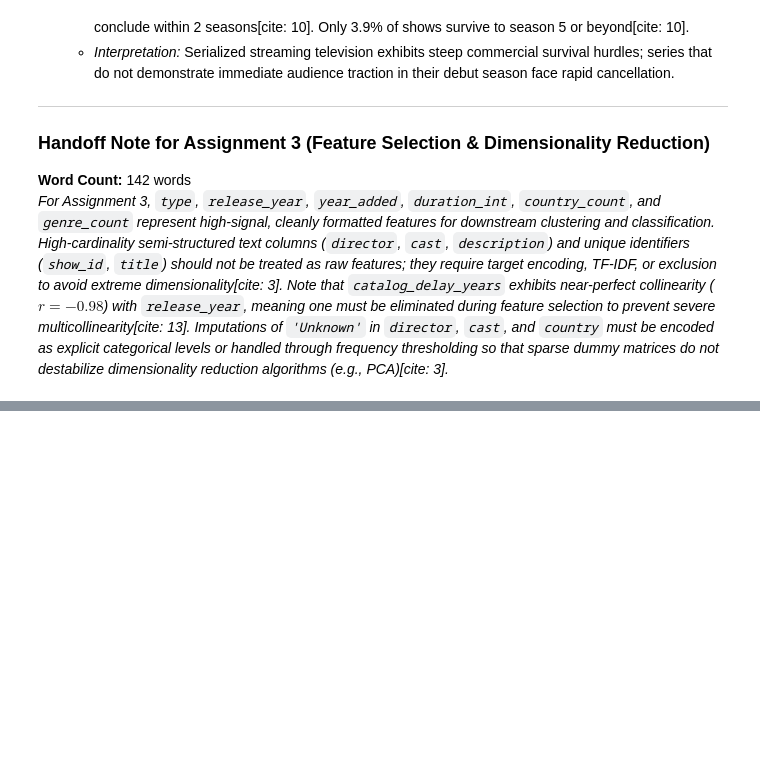
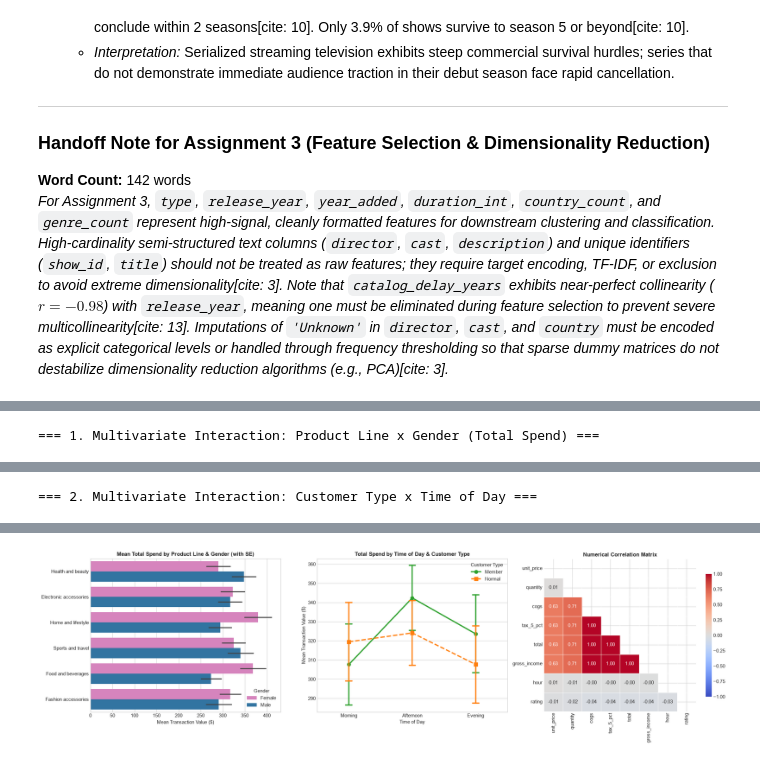
Before and after one commit to muhammadwaqarsaleem/ds_eda-data_cleaning, a Jupyter notebook: 23L_1021_A2.ipynb, the cells around one changed output, grey strips where cells are left out. Drawn from its saved outputs; the diff is of its cells as text; code cells hidden in the pictures; blank space fills up the shorter version.

```diff
--- a/23L_1021_A2.ipynb
+++ b/23L_1021_A2.ipynb
@@ -1242,0 +2059,77 @@ display(df_netflix_clean[df_netflix_clean['type'] == 'TV Show'][['title', 'relea
+# %%
+# Cell 56: Multivariate Exploratory Data Analysis
+
+# ---------------------------------------------------------
+# 1. Interaction 1: Product Line x Gender -> Total Spend
+# ---------------------------------------------------------
+gender_prod_summary = df_supermarket_clean.groupby(['product_line', 'gender'])['total'].agg(
+    count='count',
+    mean='mean',
+    median='median',
+    sum='sum'
+).unstack()
+
+print("=== 1. Multivariate Interaction: Product Line x Gender (Total Spend) ===")
+display(gender_prod_summary.round(2))
+
+# ---------------------------------------------------------
+# 2. Interaction 2: Customer Type x Time of Day -> Total & Rating
+# ---------------------------------------------------------
+time_member_summary = df_supermarket_clean.groupby(['time_of_day', 'customer_type'])[['total', 'rating']].agg(
+    count=('total', 'count'),
+    mean_total=('total', 'mean'),
+    median_total=('total', 'median'),
+    mean_rating=('rating', 'mean')
+).round(2)
+
+print("\n=== 2. Multivariate Interaction: Customer Type x Time of Day ===")
+display(time_member_summary)
+
+# ---------------------------------------------------------
+# 3. Correlation Matrix of Numerical Attributes
+# ---------------------------------------------------------
+num_cols_for_corr = ['unit_price', 'quantity', 'cogs', 'tax_5_pct', 'total', 'gross_income', 'hour', 'rating']
+corr_matrix = df_supermarket_clean[num_cols_for_corr].corr()
+
+# ---------------------------------------------------------
+# Visualizations: 3 Multivariate Subplots
+# ---------------------------------------------------------
+fig, axes = plt.subplots(1, 3, figsize=(22, 6))
+
+# Panel 1: Grouped Bar Plot (Product Line x Gender on Total)
+sns.barplot(
+    data=df_supermarket_clean, y='product_line', x='total', hue='gender',
+    estimator=np.mean, errorbar='se', palette={'Female': '#e377c2', 'Male': '#1f77b4'},
+    ax=axes[0]
+)
+axes[0].set_title('Mean Total Spend by Product Line & Gender (with SE)', fontsize=12, fontweight='bold')
+axes[0].set_xlabel('Mean Transaction Value ($)')
+axes[0].set_ylabel('')
+axes[0].legend(title='Gender', loc='lower right')
+
+# Panel 2: Interaction Line/Point Plot (Customer Type x Time of Day on Total)
+time_order = ['Morning', 'Afternoon', 'Evening']
+sns.pointplot(
+    data=df_supermarket_clean, x='time_of_day', y='total', hue='customer_type',
+    order=time_order, markers=['o', 's'], linestyles=['-', '--'],
+    palette={'Member': '#2ca02c', 'Normal': '#ff7f0e'},
+    errorbar='se', capsize=0.1, ax=axes[1]
+)
+axes[1].set_title('Total Spend by Time of Day & Customer Type', fontsize=12, fontweight='bold')
+axes[1].set_xlabel('Time of Day')
+axes[1].set_ylabel('Mean Transaction Value ($)')
+axes[1].legend(title='Customer Type', loc='upper right')
+
+# Panel 3: Correlation Heatmap
+mask = np.triu(np.ones_like(corr_matrix, dtype=bool))
+sns.heatmap(
+    corr_matrix, mask=mask, annot=True, fmt='.2f', cmap='coolwarm',
+    vmin=-1, vmax=1, square=True, linewidths=0.5, cbar_kws={'shrink': 0.8},
+    ax=axes[2]
+)
+axes[2].set_title('Numerical Correlation Matrix', fontsize=12, fontweight='bold')
+
+plt.tight_layout()
+plt.show()
+# %% [output]
+=== 1. Multivariate Interaction: Product Line x Gender (Total Spend) ===
@@ -1242,0 +2145 @@ display(df_netflix_clean[df_netflix_clean['type'] == 'TV Show'][['title', 'relea
+=== 2. Multivariate Interaction: Customer Type x Time of Day ===
@@ -1242,0 +2154 @@ display(df_netflix_clean[df_netflix_clean['type'] == 'TV Show'][['title', 'relea
+[figure, added]
```
Also changed, not shown: parts of 35 cells of this notebook, 3 other files.
